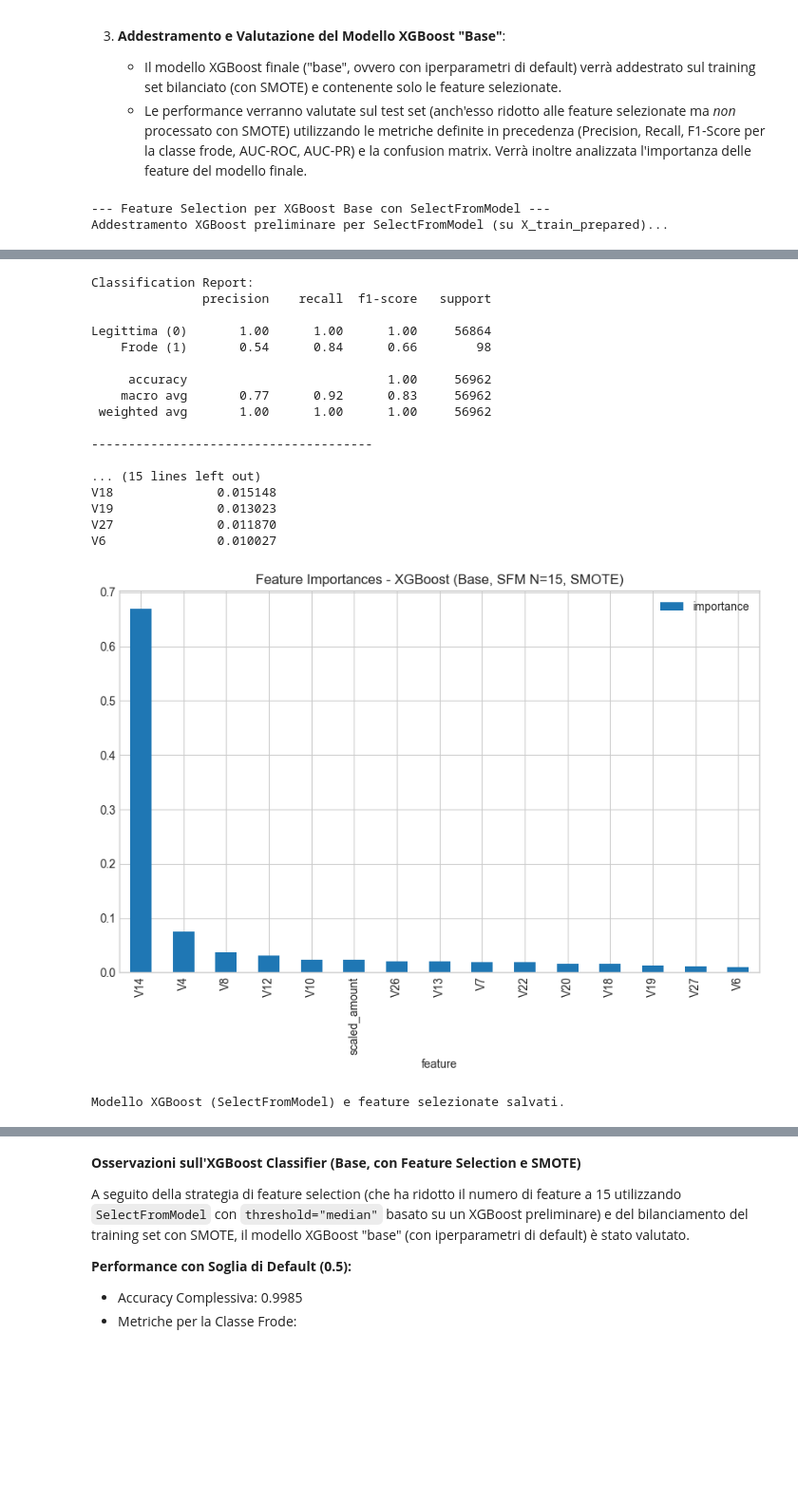
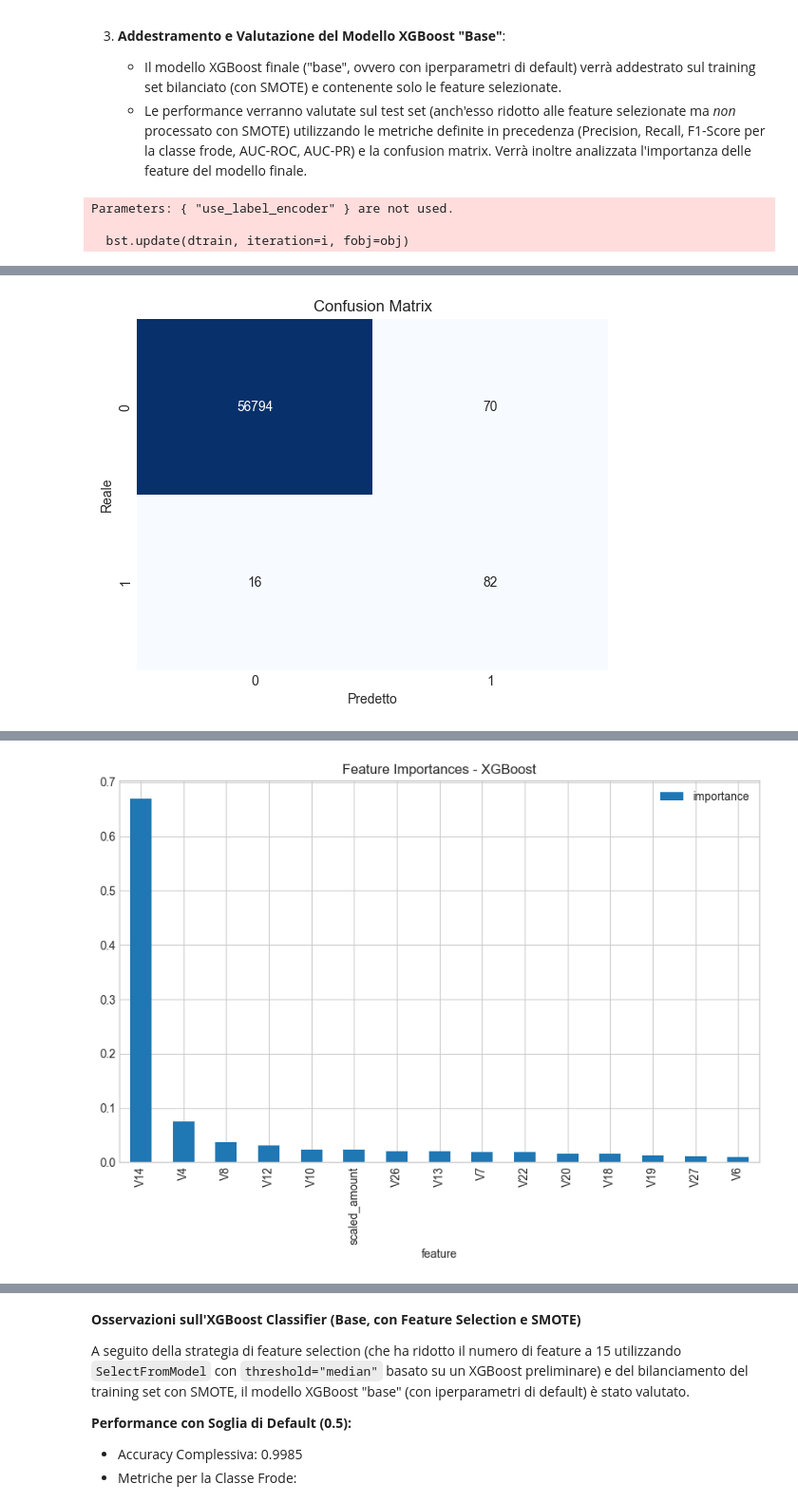
Before and after one commit to alevu3344/PDADI, a Jupyter notebook: notebooks/credit.ipynb, the cells around one changed output, grey strips where cells are left out. Shown: that part at 95% size. Drawn from its saved outputs; the diff is of its cells as text; code cells hidden in the pictures; blank space fills up the shorter version.

```diff
--- a/notebooks/credit.ipynb
+++ b/notebooks/credit.ipynb
@@ -76,6 +79,7 @@ Procediamo con il caricamento e una prima ispezione del dataset.
 # %%
 try:
     df = pd.read_csv('data/creditcard.csv')
+    pd.options.display.max_colwidth = 500
     print("Dataset caricato con successo.")
     print(f"Dimensioni del dataset: {df.shape}")
 except FileNotFoundError:
@@ -455,20 +439,6 @@ def plot_precision_recall_curve(y_true, y_pred_proba_positive_class, model_name_
 
 
 def find_and_save_optimal_f1_threshold(y_true, y_pred_proba_positive_class, model_name_prefix, model_description_for_print="Modello"):
-    """
-    Trova la soglia ottimale che massimizza l'F1-Score dalla curva Precision-Recall,
-    stampa i risultati e salva la soglia in un file JSON.
-
-    Args:
-        y_true (array-like): Etichette vere.
-        y_pred_proba_positive_class (array-like): Probabilità predette per la classe positiva.
-        model_name_prefix (str): Prefisso per il nome del file JSON (es. "LR", "XGB_SFM").
-        model_description_for_print (str): Descrizione del modello per i messaggi di print.
-
-    Returns:
-        tuple: (soglia_ottimale, f1_score_ottimale, precisione_corrispondente, recall_corrispondente)
-               Ritorna (None, 0, 0, 0) se non è possibile trovare una soglia.
-    """
     precision_vals, recall_vals, thresholds_prc = precision_recall_curve(
         y_true,
         y_pred_proba_positive_class,
@@ -850,28 +785,26 @@ selected_features_xgb_sfs_mask = selector_xgb.get_support()
 selected_features_xgb_sfs = X_train_prepared.columns[selected_features_xgb_sfs_mask].tolist()
 
 print(f"\nNumero di feature selezionate da SelectFromModel (XGB, threshold='median'): {len(selected_features_xgb_sfs)}")
-print(f"Feature selezionate per XGBoost Base: {selected_features_xgb_sfs}")
+print(f"Feature selezionate per XGBoost: {selected_features_xgb_sfs}")
 
-# 3. Applica la trasformazione ai set di training e test
+# Trasformazione ai set di training e test
 X_train_xgb_sfs_data = selector_xgb.transform(X_train_prepared) # NumPy array
 X_test_xgb_sfs_data = selector_xgb.transform(X_test_prepared)   # NumPy array
 
-# Converti di nuovo in DataFrame per mantenere i nomi delle colonne
+# Per mantenere i nomi delle colonne
 X_train_xgb_sfs_df = pd.DataFrame(X_train_xgb_sfs_data, columns=selected_features_xgb_sfs, index=X_train_prepared.index)
 X_test_xgb_sfs_df = pd.DataFrame(X_test_xgb_sfs_data, columns=selected_features_xgb_sfs, index=X_test_prepared.index)
 
 print(f"Forma di X_train_xgb_sfs_df: {X_train_xgb_sfs_df.shape}")
 
-# 4. Applica SMOTE al training set con feature selezionate
-print("\nApplicazione SMOTE al training set (feature selezionate per XGBoost Base)...")
+# SMOTE al training set con feature selezionate
+print("\nApplicazione SMOTE al training set (feature selezionate per XGBoost)...")
 smote_xgb_sfs = SMOTE(random_state=42)
 X_train_smote_xgb_sfs, y_train_smote_xgb_sfs = smote_xgb_sfs.fit_resample(X_train_xgb_sfs_df, y_train_orig)
 
 print(f"Forma di X_train_smote_xgb_sfs: {X_train_smote_xgb_sfs.shape}, y_train_smote_xgb_sfs: {y_train_smote_xgb_sfs.shape}")
 print(f"Distribuzione classi in y_train_smote_xgb_sfs:\n{pd.Series(y_train_smote_xgb_sfs).value_counts()}")
 
-# 5. Addestra il modello XGBoost "Base" finale
-print(f"\n--- Addestramento XGBoost (Base, SelectFromModel N={len(selected_features_xgb_sfs)}, SMOTE) ---")
 xgb_model_base_sfs_final = xgb.XGBClassifier(
     objective='binary:logistic',
     eval_metric='aucpr',
@@ -880,7 +813,7 @@ xgb_model_base_sfs_final = xgb.XGBClassifier(
 )
 xgb_model_base_sfs_final.fit(X_train_smote_xgb_sfs, y_train_smote_xgb_sfs)
 
-# 6. Valutazione
+# Valutazione
 y_pred_xgb_base_sfs = xgb_model_base_sfs_final.predict(X_test_xgb_sfs_df)
 y_pred_proba_xgb_base_sfs = xgb_model_base_sfs_final.predict_proba(X_test_xgb_sfs_df)
 
@@ -888,28 +821,27 @@ results_xgb_base_sfs = evaluate_model(
     y_test,
     y_pred_xgb_base_sfs,
     y_pred_proba_xgb_base_sfs,
-    f"XGBoost (Base, SFM N={len(selected_features_xgb_sfs)}, SMOTE)",
-    n_test_samples=len(y_test) # Passa il numero di campioni di test
+    f"XGBoost Default Thresh",
+    n_test_samples=len(y_test)
 )
-model_results = [res for res in model_results if not res['model'].startswith("XGBoost Classifier (Base") and not res['model'].startswith("XGBoost (Base")]
+
 model_results.append(results_xgb_base_sfs)
-
-# Salva il modello e le feature selezionate
 joblib.dump(xgb_model_base_sfs_final, 'XGB_model.joblib')
 joblib.dump(selected_features_xgb_sfs, 'XGB_columns.joblib')
-# Visualizza le feature importances del modello finale addestrato sul subset
+
+
 importances_xgb_final_sfs = pd.DataFrame({
     'feature': selected_features_xgb_sfs, # Usa le feature selezionate
     'importance': xgb_model_base_sfs_final.feature_importances_
 })
+
 importances_xgb_final_sfs = importances_xgb_final_sfs.sort_values('importance', ascending=False).set_index('feature')
-print(f"\nFeature Importances (XGBoost Base, SFM N={len(selected_features_xgb_sfs)}, SMOTE):")
+print(f"\nFeature Importances:")
 print(importances_xgb_final_sfs.head(len(selected_features_xgb_sfs))) # Mostra tutte le feature selezionate
 importances_xgb_final_sfs.plot(kind='bar', figsize=(10,6))
-plt.title(f'Feature Importances - XGBoost (Base, SFM N={len(selected_features_xgb_sfs)}, SMOTE)')
+plt.title(f'Feature Importances - XGBoost')
 plt.show()
-
-print("Modello XGBoost (SelectFromModel) e feature selezionate salvati.")
 # %% [output]
---- Feature Selection per XGBoost Base con SelectFromModel ---
-Addestramento XGBoost preliminare per SelectFromModel (su X_train_prepared)...
+Parameters: { "use_label_encoder" } are not used.
+
+  bst.update(dtrain, iteration=i, fobj=obj)
@@ -934,0 +872 @@ Parameters: { "use_label_encoder" } are not used.
+[figure]
@@ -946,20 +890,2 @@ Confusion Matrix:
-Classification Report:
-               precision    recall  f1-score   support
-
-Legittima (0)       1.00      1.00      1.00     56864
-    Frode (1)       0.54      0.84      0.66        98
-
-     accuracy                           1.00     56962
-    macro avg       0.77      0.92      0.83     56962
- weighted avg       1.00      1.00      1.00     56962
-
---------------------------------------
-
-... (15 lines left out)
-V18              0.015148
-V19              0.013023
-V27              0.011870
-V6               0.010027
-[figure, old version]
+[figure, new version]
-Modello XGBoost (SelectFromModel) e feature selezionate salvati.
 # %%
```
Also changed, not shown: parts of 21 cells of this notebook, 11 other files.
